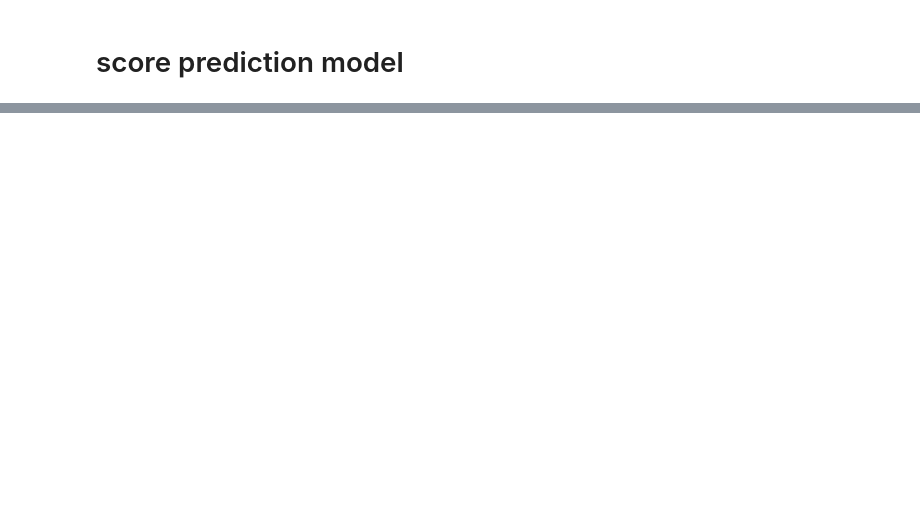
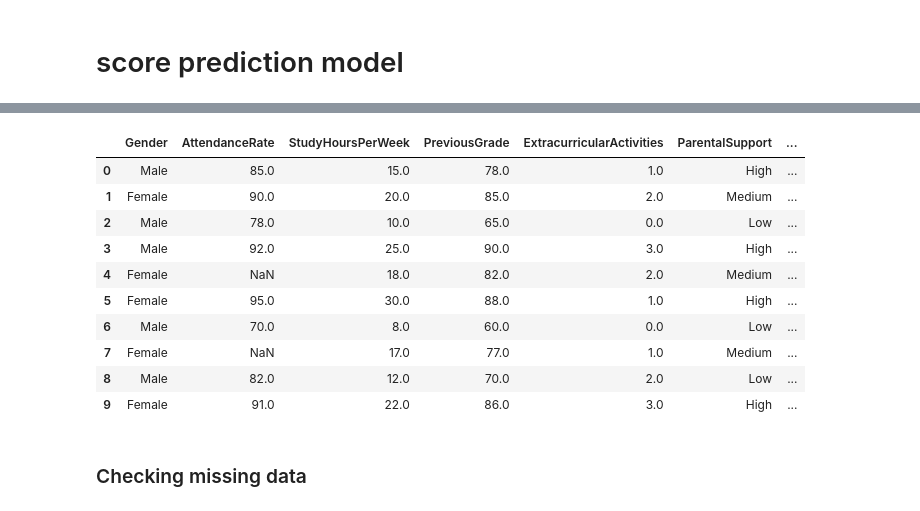
Before and after one commit to kaifAshraf-202/Score-Prediction-ML-Model, a Jupyter notebook: score prediction model.ipynb, the cells around one changed output, grey strips where cells are left out. Cells and saved outputs as stored; diff of their text form; code cells hidden in the pictures; blank space fills up the shorter version.

```diff
--- a/score prediction model.ipynb
+++ b/score prediction model.ipynb
@@ -13,2 +67,21 @@ data.info()
+# %%
+# Remove the students id and name as they are identifier
+data.drop(columns=['StudentID','Name'],inplace=True)
+# commetted above so that to not throw error "columns not exit as  i have executed it once"
+data.head(10)
+# %% [output]
+|  | Gender | AttendanceRate | StudyHoursPerWeek | PreviousGrade | ExtracurricularActivities | ParentalSupport | ... |
+| 0 | Male | 85.0 | 15.0 | 78.0 | 1.0 | High | ... |
+| 1 | Female | 90.0 | 20.0 | 85.0 | 2.0 | Medium | ... |
+| 2 | Male | 78.0 | 10.0 | 65.0 | 0.0 | Low | ... |
+| 3 | Male | 92.0 | 25.0 | 90.0 | 3.0 | High | ... |
+| 4 | Female | NaN | 18.0 | 82.0 | 2.0 | Medium | ... |
+| 5 | Female | 95.0 | 30.0 | 88.0 | 1.0 | High | ... |
+| 6 | Male | 70.0 | 8.0 | 60.0 | 0.0 | Low | ... |
+| 7 | Female | NaN | 17.0 | 77.0 | 1.0 | Medium | ... |
+| 8 | Male | 82.0 | 12.0 | 70.0 | 2.0 | Low | ... |
+| 9 | Female | 91.0 | 22.0 | 86.0 | 3.0 | High | ... |
+# %% [markdown]
+### Checking missing data
 # %%
 data.isnull().sum()
```
Also changed, not shown: parts of 20 cells of this notebook.
